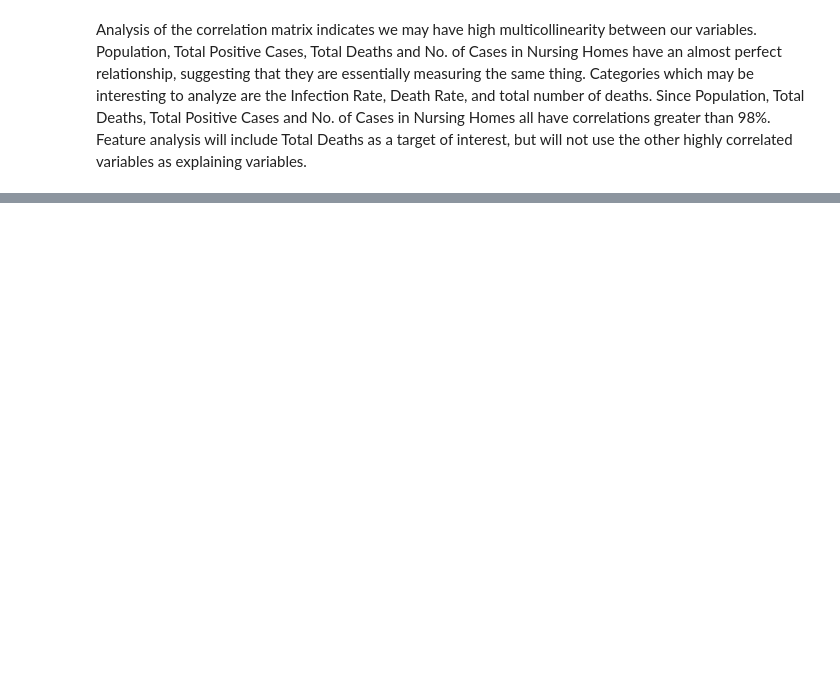
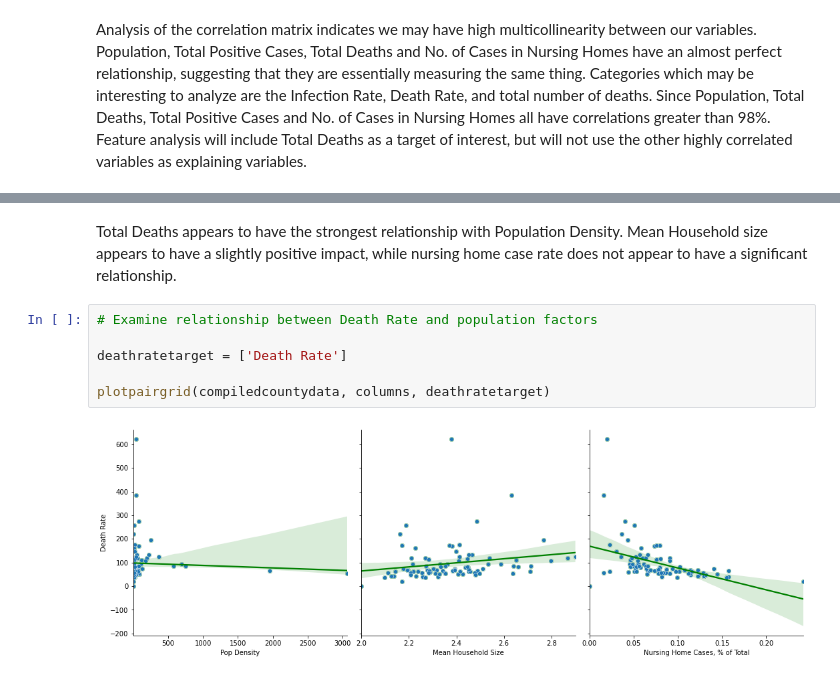
Before and after one commit to jaredbarkley0/PythonGroupProject, a Jupyter notebook: Homework 7/Group 3 Homework 7 Notebook 2.ipynb, the cells around one changed output, grey strips where cells are left out. Drawn from its saved outputs; the diff is of its cells as text; blank space fills up the shorter version.

```diff
--- a/Homework 7/Group 3 Homework 7 Notebook 2.ipynb
+++ b/Homework 7/Group 3 Homework 7 Notebook 2.ipynb
@@ -86,0 +117,10 @@ The initial question for our project was to see if we could identify any geospat
+# %% [markdown]
+Total Deaths appears to have the strongest relationship with Population Density.  Mean Household size appears to have a slightly positive impact, while nursing home case rate does not appear to have a significant relationship.
+# %%
+# Examine relationship between Death Rate and population factors
+
+deathratetarget = ['Death Rate']
+
+plotpairgrid(compiledcountydata, columns, deathratetarget)
+# %% [output]
+[figure, added]
```
Also changed, not shown: parts of 16 cells of this notebook, 1 other file.
